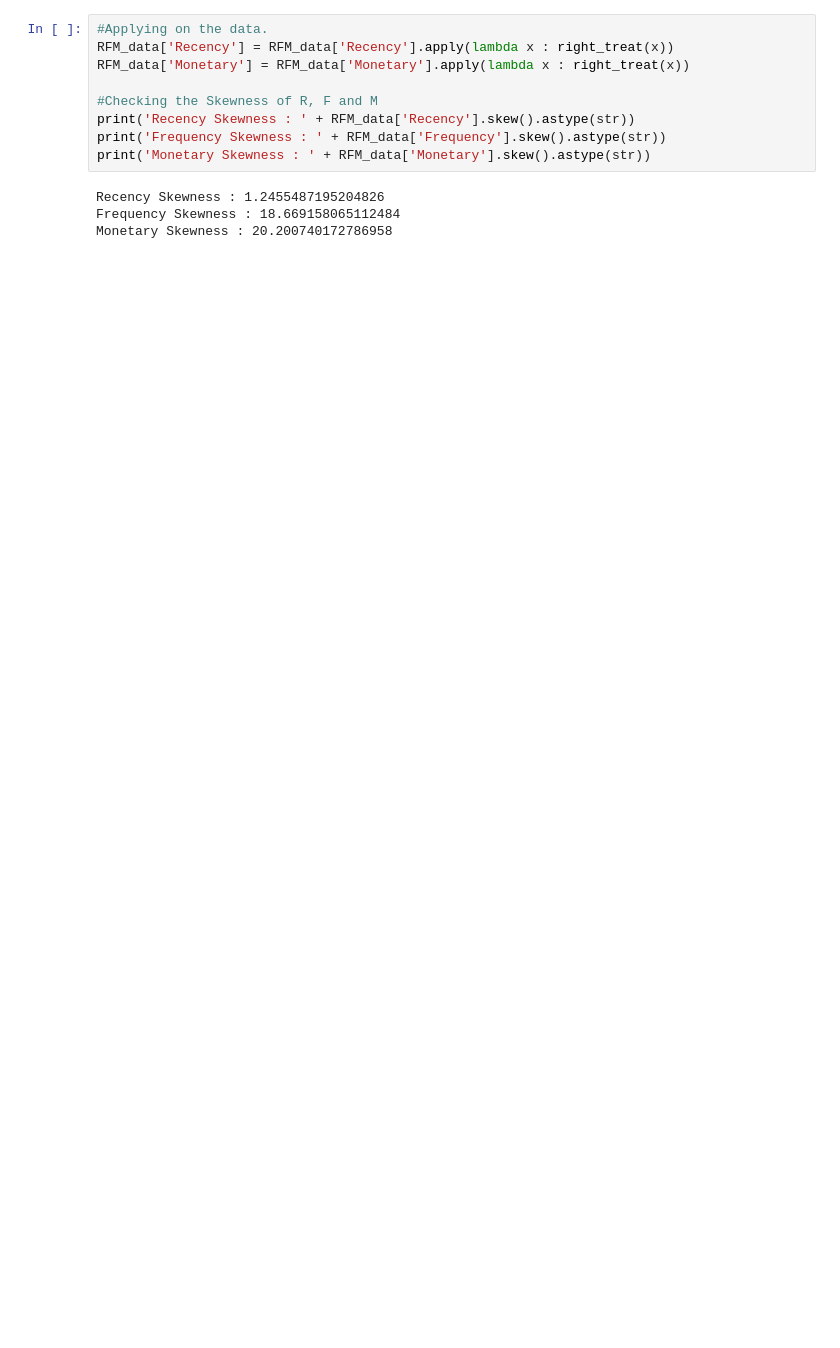
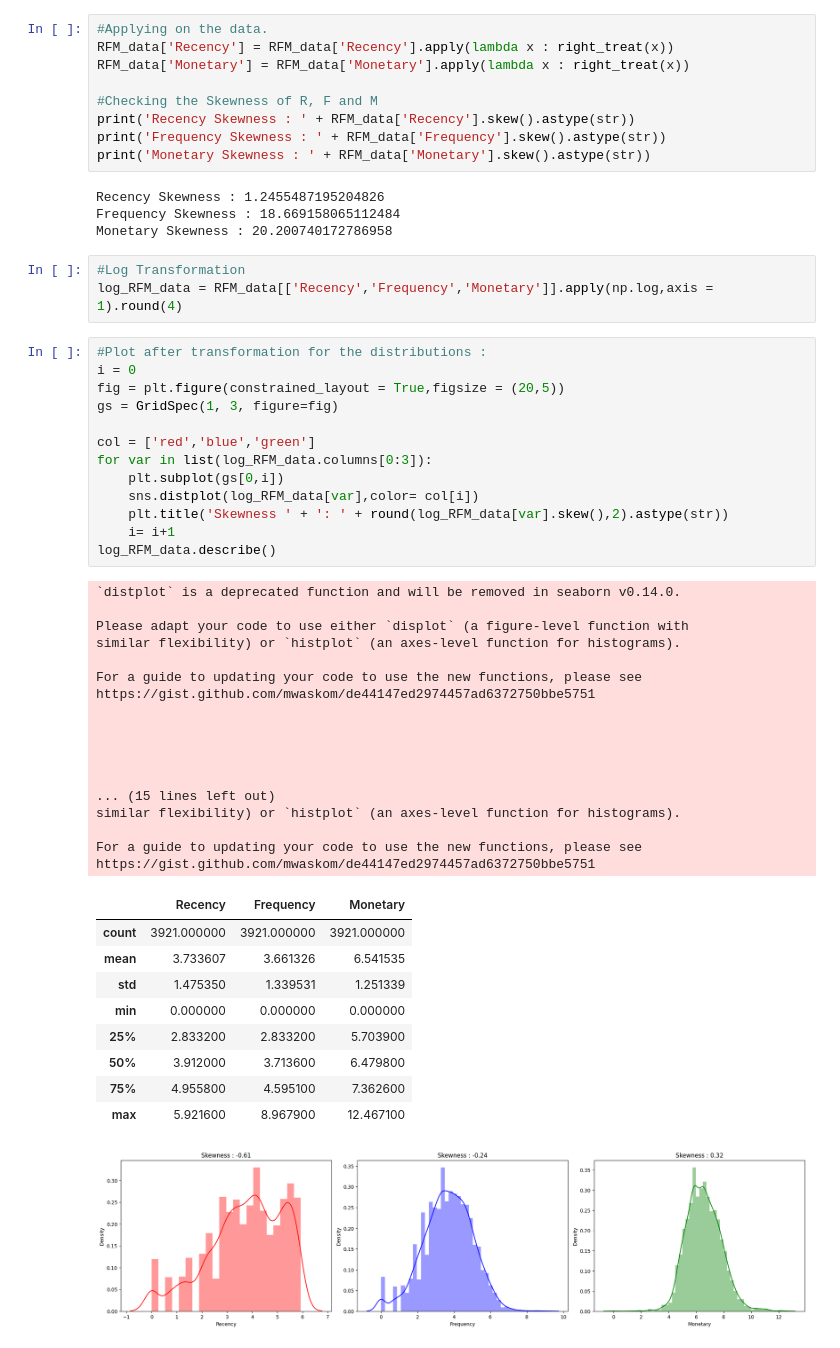
Before and after one commit to alan-w25/Stat-Learning-Final-Project, a Jupyter notebook: main.ipynb, the cells around one changed output. Drawn from its saved outputs; the diff is of its cells as text; blank space fills up the shorter version.

```diff
--- a/main.ipynb
+++ b/main.ipynb
@@ -304,3 +304,47 @@ print('Monetary Skewness : ' + RFM_data['Monetary'].skew().astype(str))
 Recency Skewness : 1.2455487195204826
 Frequency Skewness : 18.669158065112484
 Monetary Skewness : 20.200740172786958
+# %%
+#Log Transformation
+log_RFM_data = RFM_data[['Recency','Frequency','Monetary']].apply(np.log,axis = 1).round(4)
+# %%
+#Plot after transformation for the distributions :
+i = 0
+fig = plt.figure(constrained_layout = True,figsize = (20,5))
+gs = GridSpec(1, 3, figure=fig)
+
+col = ['red','blue','green']
+for var in list(log_RFM_data.columns[0:3]):
+    plt.subplot(gs[0,i])
+    sns.distplot(log_RFM_data[var],color= col[i])
+    plt.title('Skewness ' + ': ' + round(log_RFM_data[var].skew(),2).astype(str))
+    i= i+1
+log_RFM_data.describe()
+# %% [output]
+`distplot` is a deprecated function and will be removed in seaborn v0.14.0.
+
+Please adapt your code to use either `displot` (a figure-level function with
+similar flexibility) or `histplot` (an axes-level function for histograms).
+
+For a guide to updating your code to use the new functions, please see
+https://gist.github.com/mwaskom/de44147ed2974457ad6372750bbe5751
+
+
+
+
+
+... (15 lines left out)
+similar flexibility) or `histplot` (an axes-level function for histograms).
+
+For a guide to updating your code to use the new functions, please see
+https://gist.github.com/mwaskom/de44147ed2974457ad6372750bbe5751
+|  | Recency | Frequency | Monetary |
+| count | 3921.000000 | 3921.000000 | 3921.000000 |
+| mean | 3.733607 | 3.661326 | 6.541535 |
+| std | 1.475350 | 1.339531 | 1.251339 |
+| min | 0.000000 | 0.000000 | 0.000000 |
+| 25% | 2.833200 | 2.833200 | 5.703900 |
+| 50% | 3.912000 | 3.713600 | 6.479800 |
+| 75% | 4.955800 | 4.595100 | 7.362600 |
+| max | 5.921600 | 8.967900 | 12.467100 |
+[figure, added]
```
Also changed, not shown: parts of 4 cells of this notebook.
